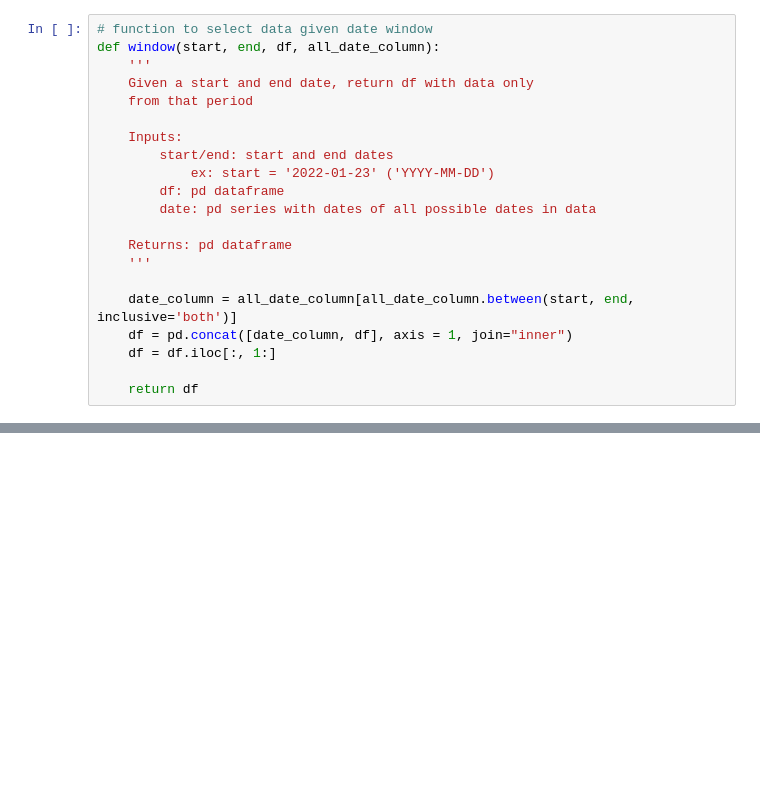
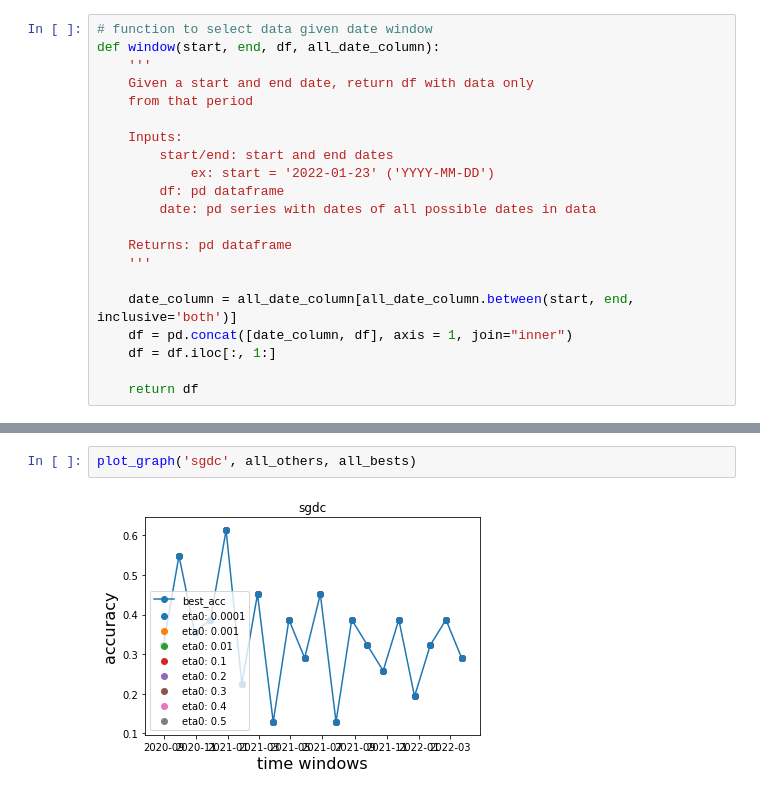
Before and after one commit to Crliu4/capp30254_fight_potatoes, a Jupyter notebook: phase3/phase3_Modeling_BIO.ipynb, the cells around one changed output, grey strips where cells are left out. Saved outputs shown, nothing was run; the diff lists cells and outputs as text; blank space fills up the shorter version.

```diff
--- a/phase3/phase3_Modeling_BIO.ipynb
+++ b/phase3/phase3_Modeling_BIO.ipynb
@@ -466,0 +471,4 @@ Shape of DataFrame:  (456, 8)
+# %%
+plot_graph('sgdc', all_others, all_bests)
+# %% [output]
+[figure, added]
```
Also changed, not shown: parts of 41 cells of this notebook, 2 other files.
